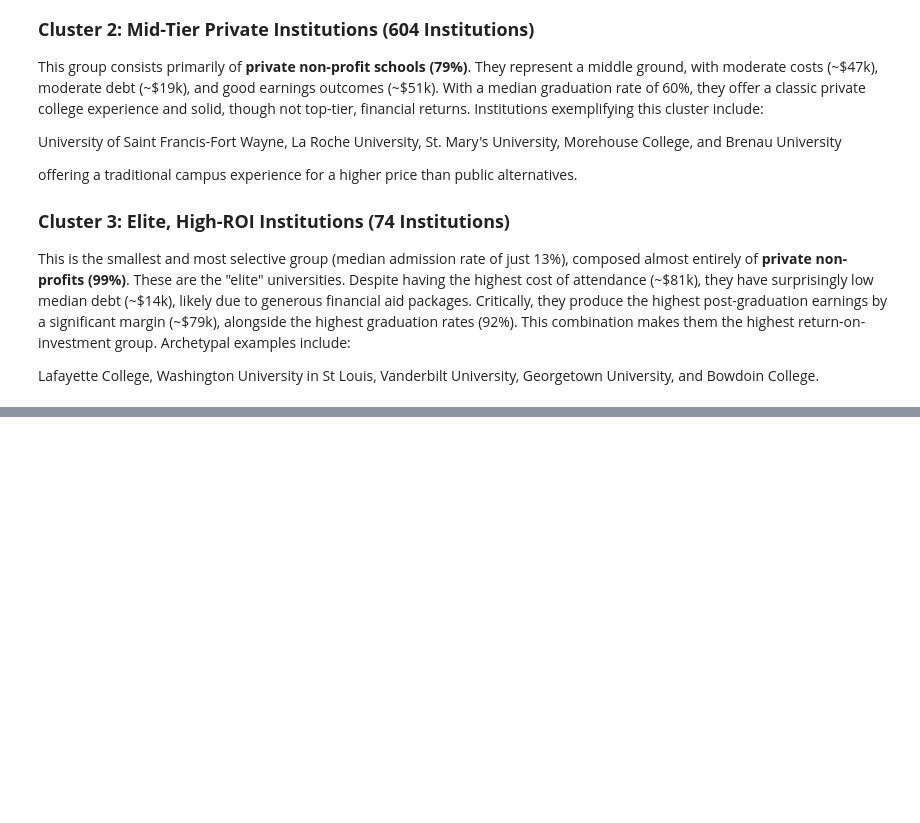
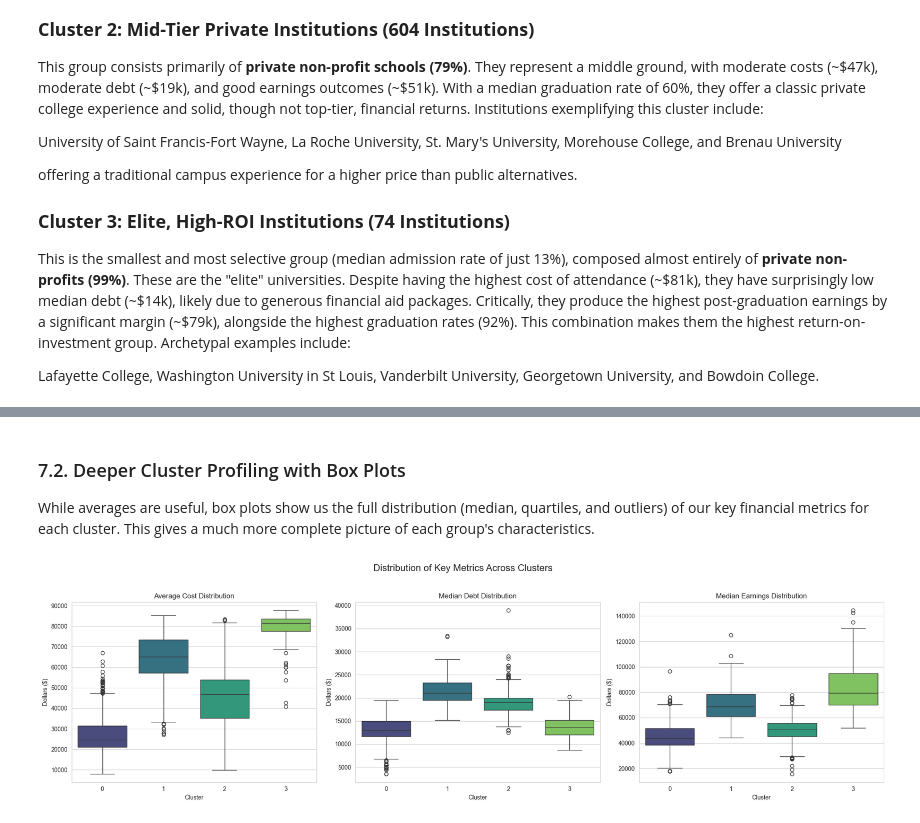
Before and after one commit to BenGoBlue05/college-scorecard-analysis, a Jupyter notebook: notebooks/institution_clustering.ipynb, the cells around one changed output, grey strips where cells are left out. Saved outputs shown, nothing was run; the diff lists cells and outputs as text; code cells hidden in the pictures; blank space fills up the shorter version.

```diff
--- a/notebooks/institution_clustering.ipynb
+++ b/notebooks/institution_clustering.ipynb
@@ -516,0 +539,24 @@ Lafayette College, Washington University in St Louis, Vanderbilt University, Geo
+# %% [markdown]
+### 7.2. Deeper Cluster Profiling with Box Plots
+
+While averages are useful, box plots show us the full distribution (median, quartiles, and outliers) of our key financial metrics for each cluster. This gives a much more complete picture of each group's characteristics.
+# %%
+fig, axes = plt.subplots(1, 3, figsize=(20, 6), sharey=False)
+fig.suptitle('Distribution of Key Metrics Across Clusters', fontsize=16)
+
+sns.boxplot(x='Cluster', y='AvgCost', data=df_processed, ax=axes[0], palette='viridis')
+axes[0].set_title('Average Cost Distribution')
+axes[0].set_ylabel('Dollars ($)')
+
+sns.boxplot(x='Cluster', y='MedianDebt', data=df_processed, ax=axes[1], palette='viridis')
+axes[1].set_title('Median Debt Distribution')
+axes[1].set_ylabel('Dollars ($)')
+
+sns.boxplot(x='Cluster', y='MedianEarnings', data=df_processed, ax=axes[2], palette='viridis')
+axes[2].set_title('Median Earnings Distribution')
+axes[2].set_ylabel('Dollars ($)')
+
+plt.tight_layout(rect=[0, 0.03, 1, 0.95])
+plt.show()
+# %% [output]
+[figure, added]
```
Also changed, not shown: parts of 11 cells of this notebook, 1 other file.
